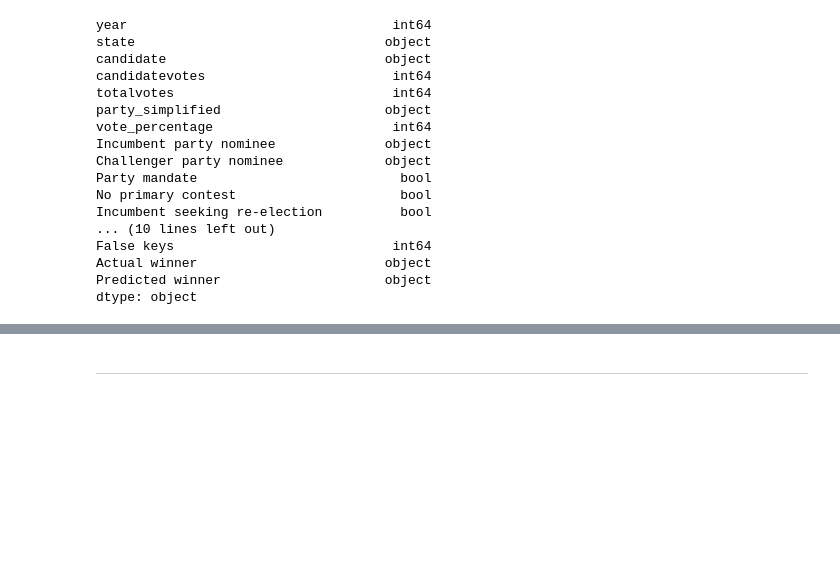
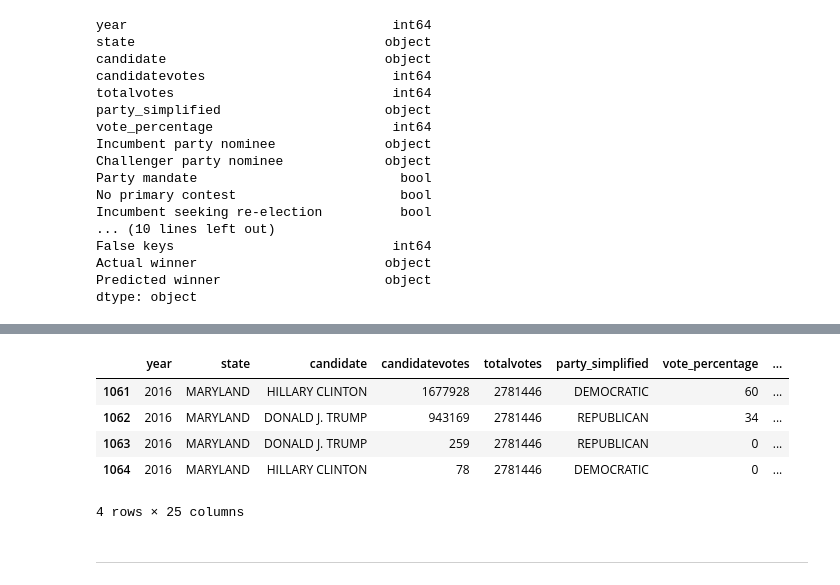
Before and after one commit to bmcastrow/lichtman-USA-elections, a Jupyter notebook: USA2024 Elections.ipynb, the cells around one changed output, grey strips where cells are left out. Cells and saved outputs as stored; diff of their text form; code cells hidden in the pictures; blank space fills up the shorter version.

```diff
--- a/USA2024 Elections.ipynb
+++ b/USA2024 Elections.ipynb
@@ -609,3 +609,7 @@ False keys                            int64
 Actual winner                        object
 Predicted winner                     object
 dtype: object
+# %%
+### next lines we are going to be detectives and see what might be wrong with the dataset
+
+df_combination_drop2 = df_combination_drop1.copy()
@@ -611,0 +651,11 @@ dtype: object
+# %%
+df2016 = df_combination_drop2[df_combination_drop2["year"] == 2016]
+df2016MARYLAND = df2016[df2016["state"] == "MARYLAND"]
+df2016MARYLAND
+# %% [output]
+|  | year | state | candidate | candidatevotes | totalvotes | party_simplified | vote_percentage | ... |
+| 1061 | 2016 | MARYLAND | HILLARY CLINTON | 1677928 | 2781446 | DEMOCRATIC | 60 | ... |
+| 1062 | 2016 | MARYLAND | DONALD J. TRUMP | 943169 | 2781446 | REPUBLICAN | 34 | ... |
+| 1063 | 2016 | MARYLAND | DONALD J. TRUMP | 259 | 2781446 | REPUBLICAN | 0 | ... |
+| 1064 | 2016 | MARYLAND | HILLARY CLINTON | 78 | 2781446 | DEMOCRATIC | 0 | ... |
+4 rows × 25 columns
```
Also changed, not shown: parts of 5 cells of this notebook.
